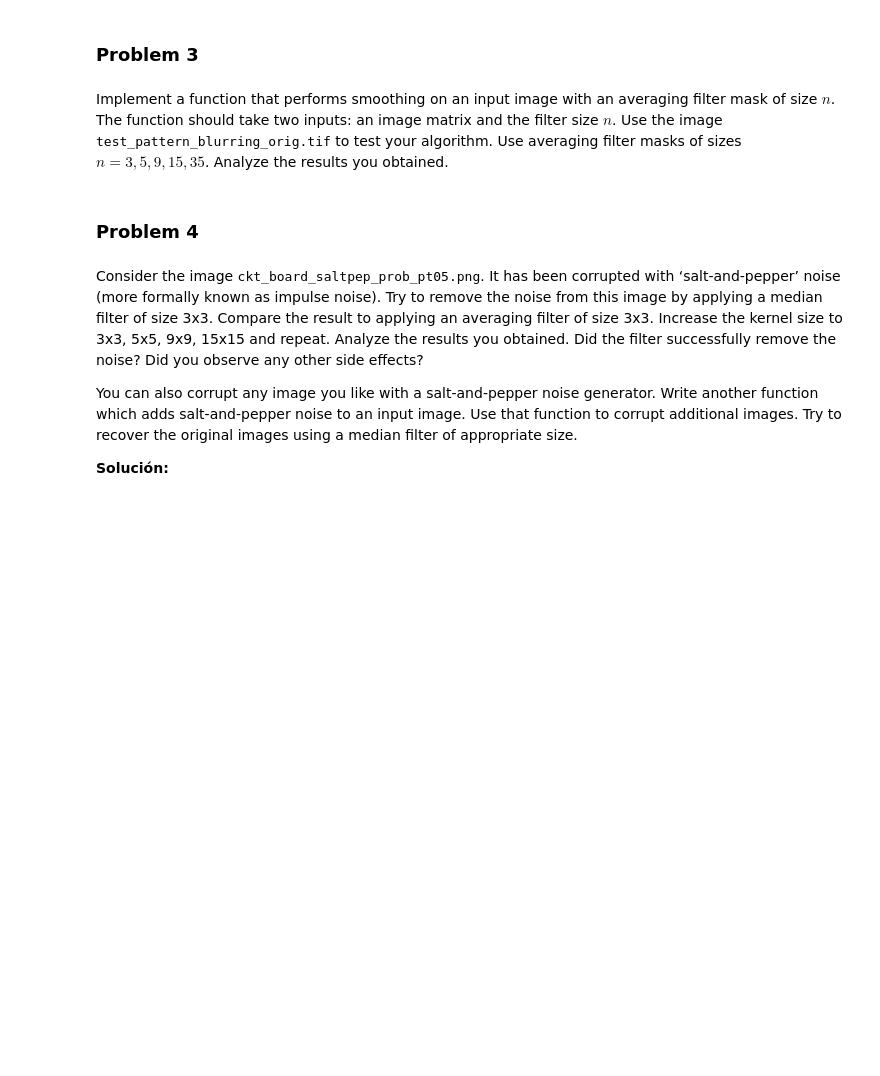
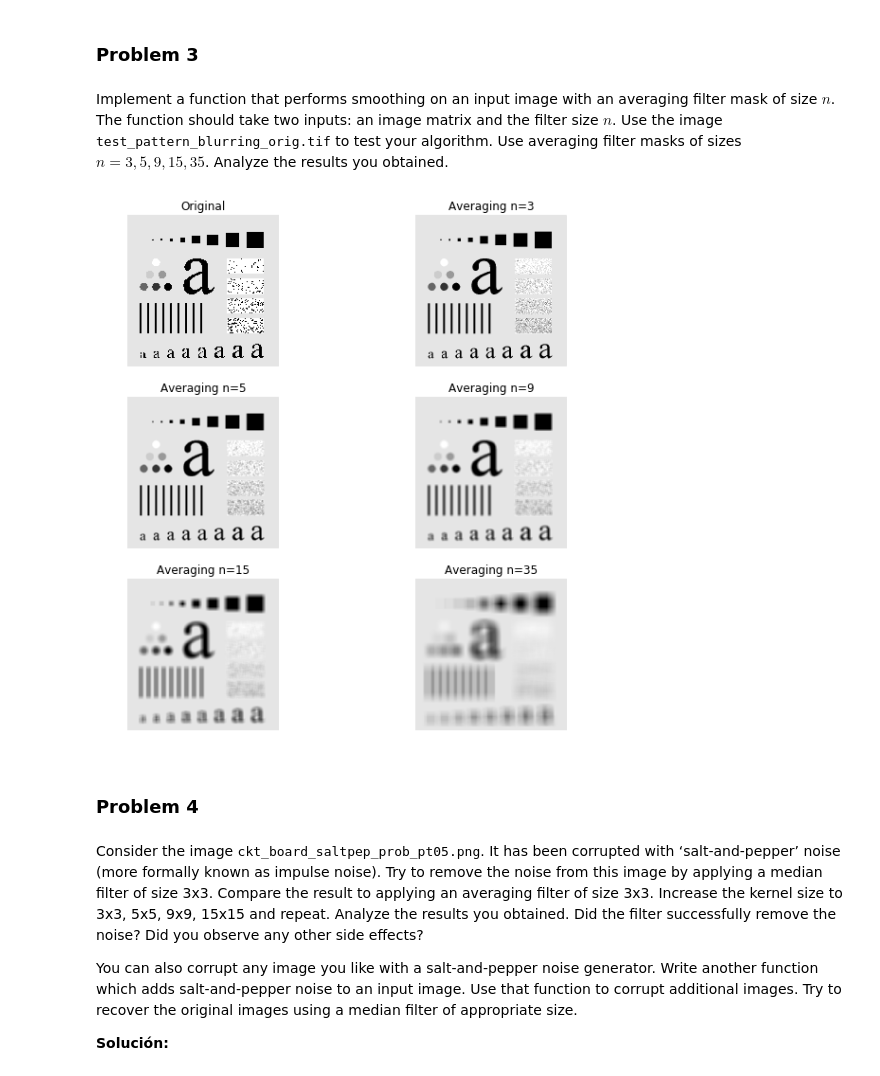
Before and after one commit to meredithn/Grayscale-Images-Enhancemet, a Jupyter notebook: Problem_Set_2/ProblemSet2.ipynb, the cells around one changed output. Saved outputs shown, nothing was run; the diff lists cells and outputs as text; code cells hidden in the pictures; blank space fills up the shorter version.

```diff
--- a/Problem_Set_2/ProblemSet2.ipynb
+++ b/Problem_Set_2/ProblemSet2.ipynb
@@ -34,6 +66,33 @@ Try this new function out on the images <tt>spine.jpg</tt> and <tt>runway.jpg</t
 ### Problem 3
 # %% [markdown]
 Implement a function that performs smoothing on an input image with an averaging filter mask of size $n$. The function should take two inputs: an image matrix and the filter size $n$. Use the image <tt>test_pattern_blurring_orig.tif</tt> to test your algorithm. Use averaging filter masks of sizes $n = 3, 5, 9, 15, 35$. Analyze the results you obtained.
+# %%
+img = cv2.imread("test_pattern_blurring_orig.png")
+def smooth(img,n):
+    kernel = np.ones((n,n),np.float32)/(n*n)
+    sm_img = cv2.filter2D(img,-1,kernel)
+    return sm_img
+
+imgs1=smooth(img,3)
+imgs2=smooth(img,5)
+imgs3=smooth(img,9)
+imgs4=smooth(img,15)
+imgs5=smooth(img,35)
+plt.figure(figsize=(10,10));
+plt.subplot(321),plt.imshow(img),plt.title('Original')
+plt.axis('off');
+plt.subplot(322),plt.imshow(imgs1),plt.title('Averaging n=3')
+plt.axis('off');
+plt.subplot(323),plt.imshow(imgs2),plt.title('Averaging n=5')
+plt.axis('off');
+plt.subplot(324),plt.imshow(imgs3),plt.title('Averaging n=9')
+plt.axis('off');
+plt.subplot(325),plt.imshow(imgs4),plt.title('Averaging n=15')
+plt.axis('off');
+plt.subplot(326),plt.imshow(imgs5),plt.title('Averaging n=35')
+plt.axis('off');
+# %% [output]
+[figure, added]
 # %% [markdown]
 ### Problem 4
 # %% [markdown]
```
Also changed, not shown: parts of 10 cells of this notebook, 2 other files.
